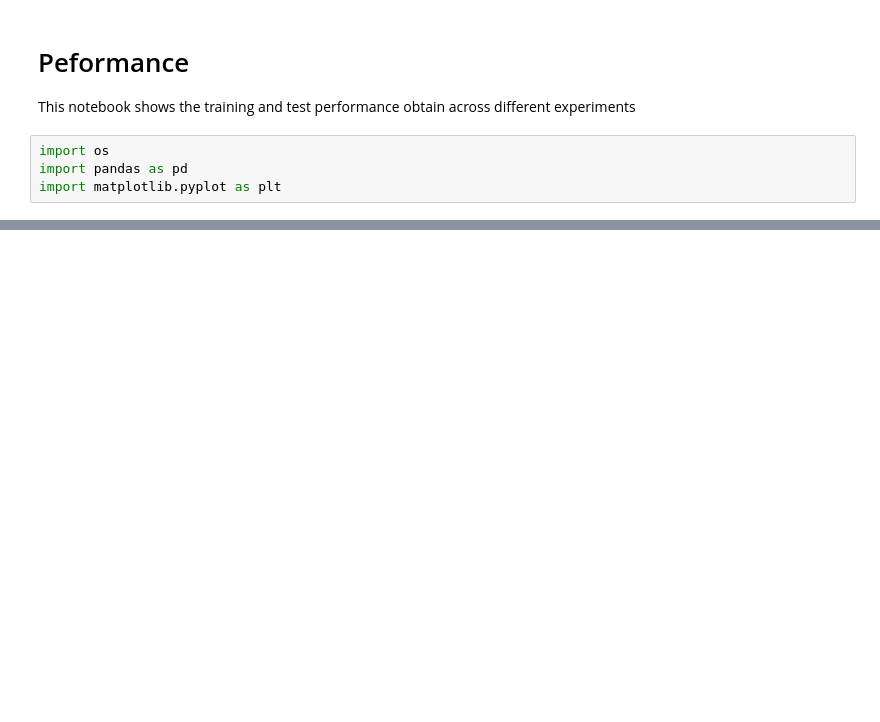
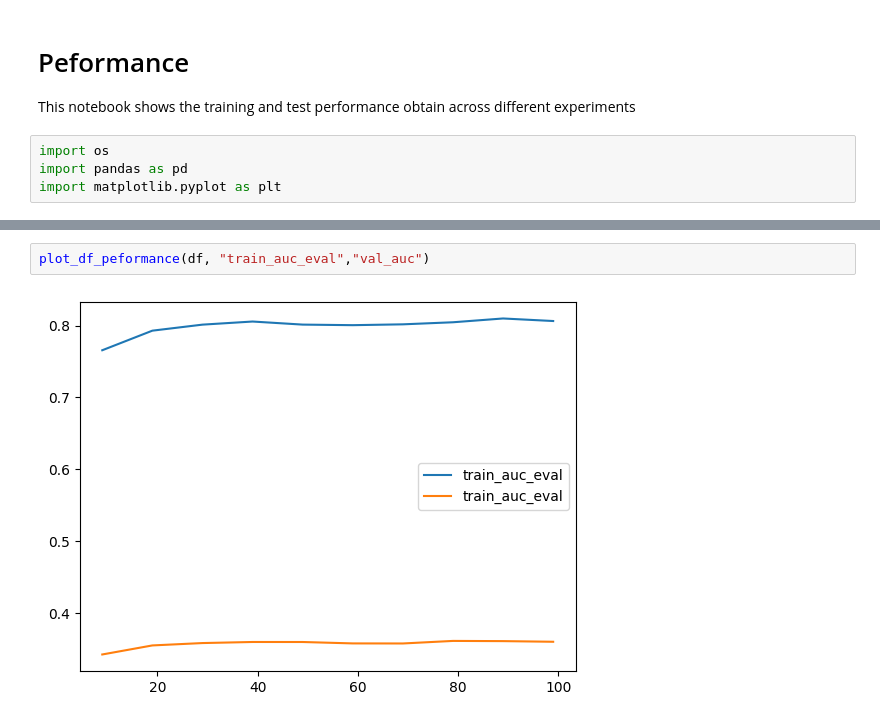
Before and after one commit to JoseFRuiz/audio-classification, a Jupyter notebook: performance.ipynb, the cells around one changed output, grey strips where cells are left out. Saved outputs shown, nothing was run; the diff lists cells and outputs as text; blank space fills up the shorter version.

```diff
--- a/performance.ipynb
+++ b/performance.ipynb
@@ -70,0 +49,4 @@ plt.legend()
+# %%
+plot_df_peformance(df, "train_auc_eval","val_auc")
+# %% [output]
+[figure, added]
```
Also changed, not shown: parts of 8 cells of this notebook.
